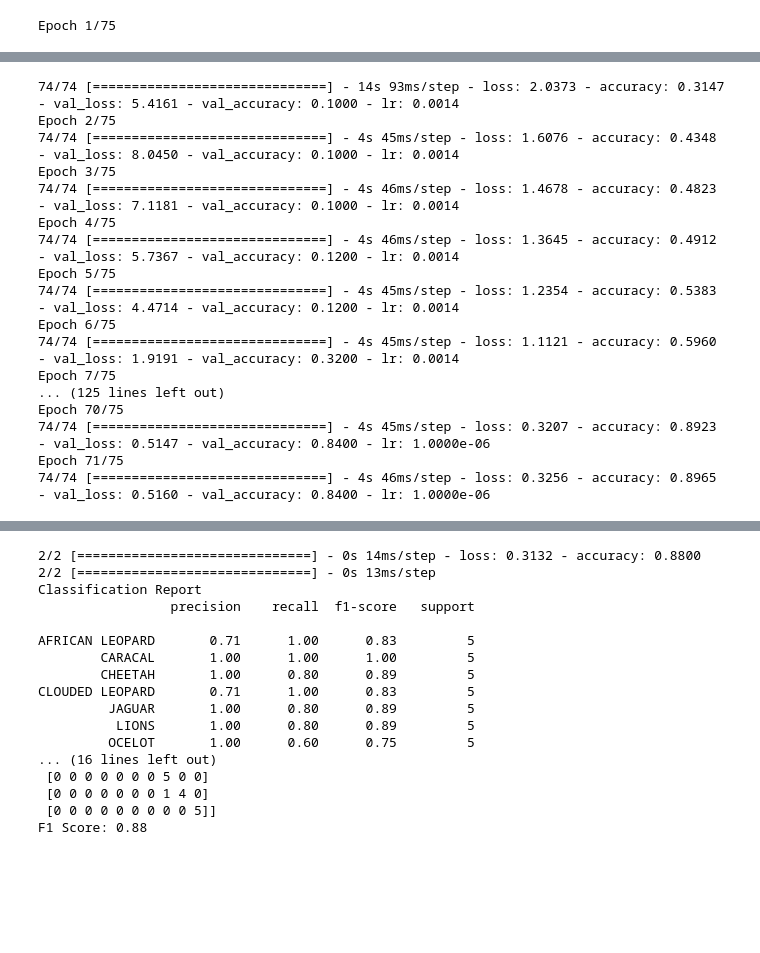
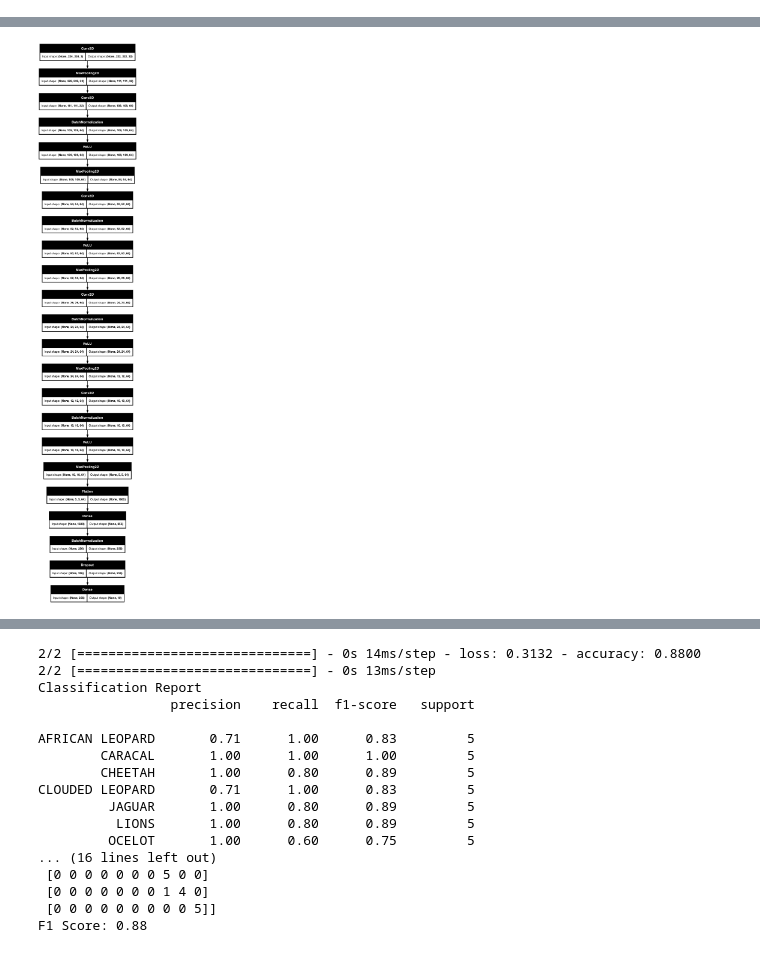
Before and after one commit to Zach-schwark/ACML_Project, a Jupyter notebook: model3.ipynb, the cells around one changed output, grey strips where cells are left out. Saved outputs shown, nothing was run; the diff lists cells and outputs as text; code cells hidden in the pictures; blank space fills up the shorter version.

Commit message:
added code to get visual of our model

```diff
--- a/model3.ipynb
+++ b/model3.ipynb
@@ -123,6 +116,8 @@ def HModel():
         keras.layers.Dense(10, activation='softmax', activity_regularizer = tf.keras.regularizers.L2()),
     ])
 
+    # Visualize the model
+
     #, activity_regularizer = tf.keras.regularizers.L1(0.007)
 
 
@@ -133,8 +128,9 @@ def HModel():
     )
     return model
 
+model = HModel()
+keras.utils.plot_model(model, to_file='model.png', show_shapes=True, dpi=50)
 
-model = HModel()
 
 lr_schedule_Plateau = keras.callbacks.ReduceLROnPlateau(monitor='val_loss', factor=0.15,
                               patience=5, min_lr=0.000001)
@@ -149,7 +145,6 @@ epochs = 75,
 batch_size = 32,
 validation_data = val_data,callbacks=[earlystopping,lr_schedule_Plateau])
 
-#best learning rate:0.002113314496627678
-#best regularization:0.007189638437333526
+# best learning rate:0.002113314496627678
+# best regularization:0.007189638437333526
 # %% [output]
-Epoch 1/75
@@ -163,20 +151,4 @@ I0000 00:00:1716541122.034776   15446 device_compiler.h:186] Compiled cluster us
-74/74 [==============================] - 14s 93ms/step - loss: 2.0373 - accuracy: 0.3147 - val_loss: 5.4161 - val_accuracy: 0.1000 - lr: 0.0014
-Epoch 2/75
-74/74 [==============================] - 4s 45ms/step - loss: 1.6076 - accuracy: 0.4348 - val_loss: 8.0450 - val_accuracy: 0.1000 - lr: 0.0014
-Epoch 3/75
-74/74 [==============================] - 4s 46ms/step - loss: 1.4678 - accuracy: 0.4823 - val_loss: 7.1181 - val_accuracy: 0.1000 - lr: 0.0014
-Epoch 4/75
-74/74 [==============================] - 4s 46ms/step - loss: 1.3645 - accuracy: 0.4912 - val_loss: 5.7367 - val_accuracy: 0.1200 - lr: 0.0014
-Epoch 5/75
-74/74 [==============================] - 4s 45ms/step - loss: 1.2354 - accuracy: 0.5383 - val_loss: 4.4714 - val_accuracy: 0.1200 - lr: 0.0014
-Epoch 6/75
-74/74 [==============================] - 4s 45ms/step - loss: 1.1121 - accuracy: 0.5960 - val_loss: 1.9191 - val_accuracy: 0.3200 - lr: 0.0014
-Epoch 7/75
-... (125 lines left out)
-Epoch 70/75
-74/74 [==============================] - 4s 45ms/step - loss: 0.3207 - accuracy: 0.8923 - val_loss: 0.5147 - val_accuracy: 0.8400 - lr: 1.0000e-06
-Epoch 71/75
-74/74 [==============================] - 4s 46ms/step - loss: 0.3256 - accuracy: 0.8965 - val_loss: 0.5160 - val_accuracy: 0.8400 - lr: 1.0000e-06
+[figure, added]
 # %%
 #Plotting Training and Validation Metrics
 # Plotting the accuracy
```
Also changed, not shown: parts of 4 cells of this notebook.
